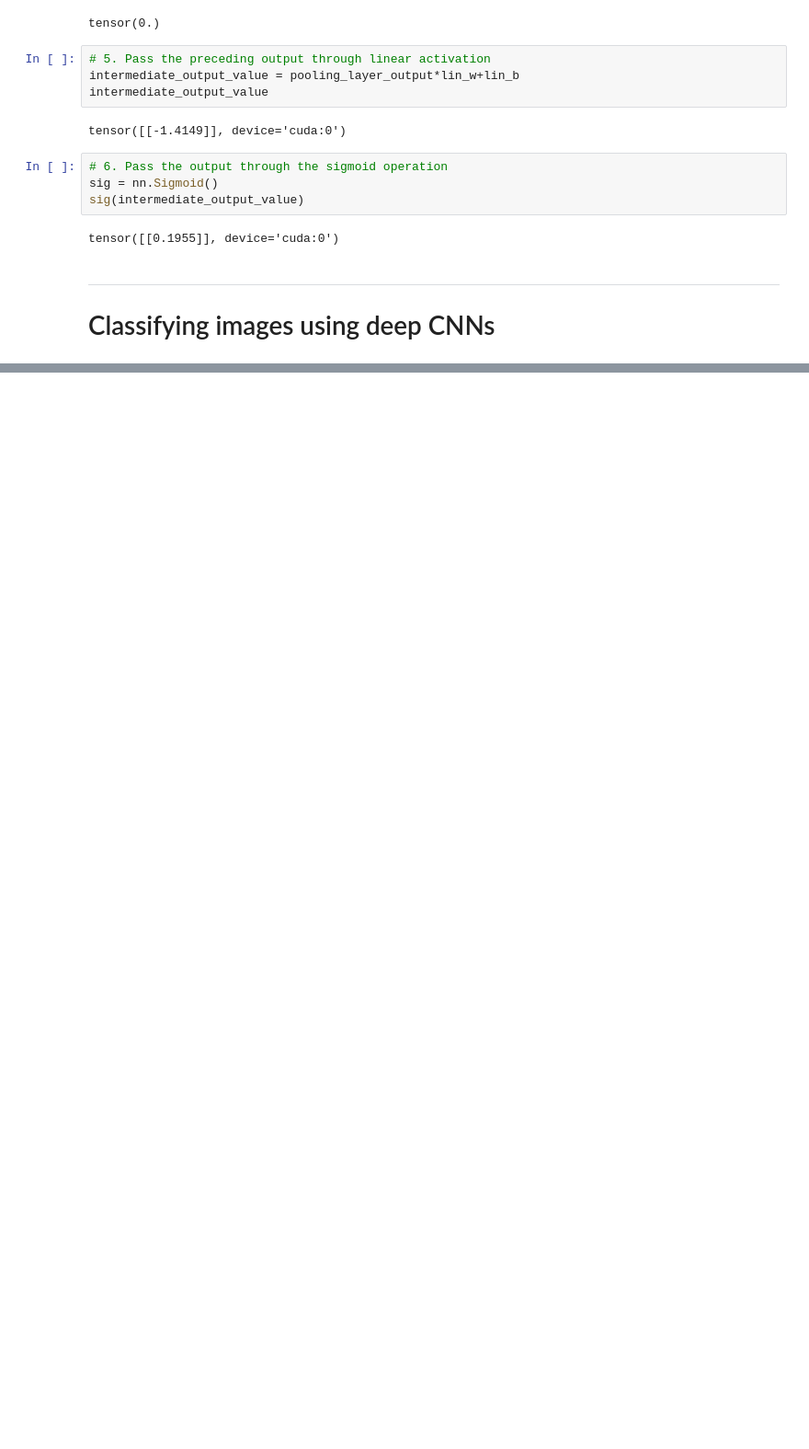
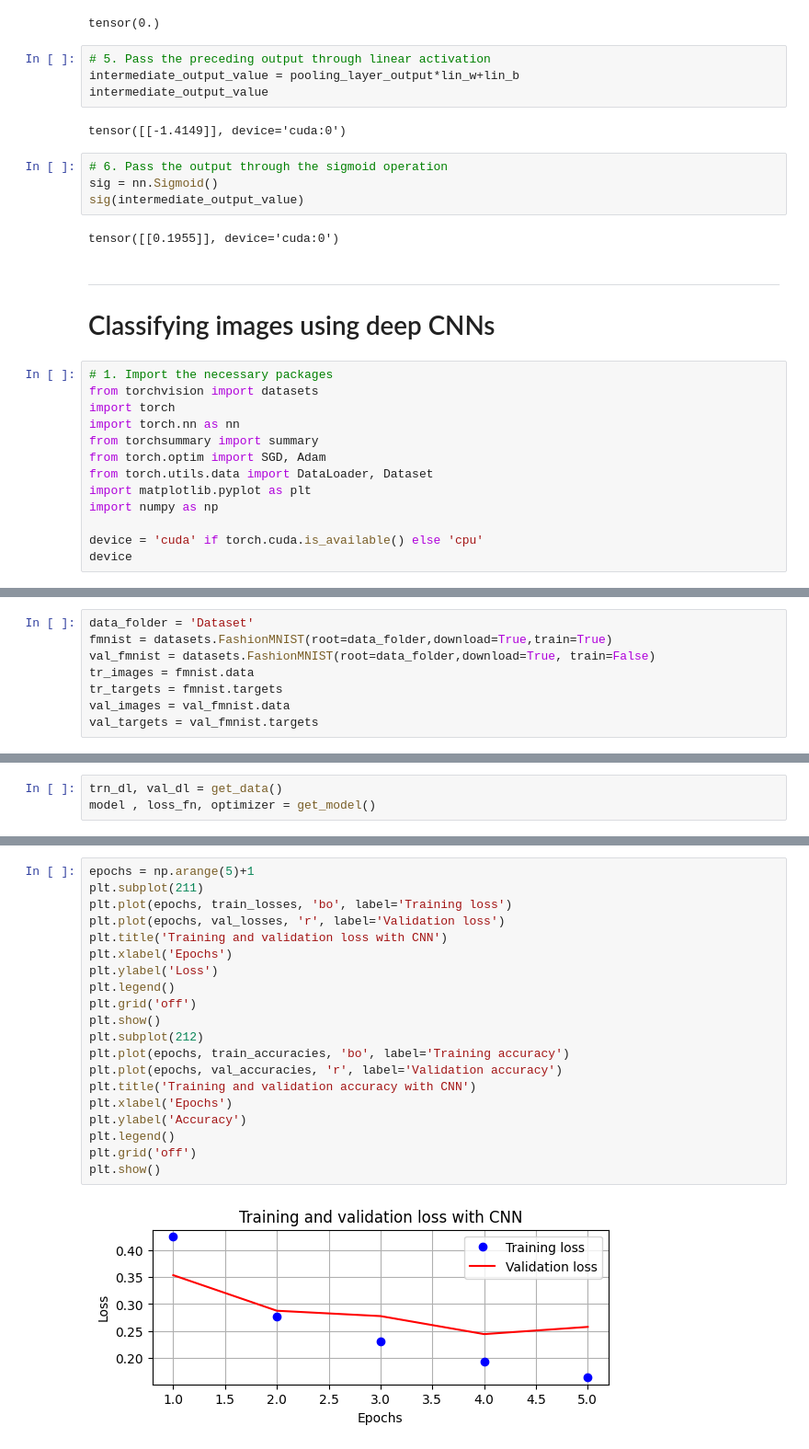
Before and after one commit to Elbhnasy/Modern-Computer-Vision-with-PyTorch-Summary, a Jupyter notebook: Chapter04/ch4.ipynb, the cells around one changed output, grey strips where cells are left out. Shown at 92% size. Cells and saved outputs as stored; diff of their text form; blank space fills up the shorter version.

```diff
--- a/Chapter04/ch4.ipynb
+++ b/Chapter04/ch4.ipynb
@@ -691,3 +691,16 @@ tensor([[0.1955]], device='cuda:0')
 # %% [markdown]
 ---
 # Classifying images using deep CNNs
+# %%
+# 1. Import the necessary packages
+from torchvision import datasets
+import torch
+import torch.nn as nn
+from torchsummary import summary
+from torch.optim import SGD, Adam
+from torch.utils.data import DataLoader, Dataset
+import matplotlib.pyplot as plt
+import numpy as np
+
+device = 'cuda' if torch.cuda.is_available() else 'cpu'
+device
@@ -693,0 +709,8 @@ tensor([[0.1955]], device='cuda:0')
+# %%
+data_folder = 'Dataset'
+fmnist = datasets.FashionMNIST(root=data_folder,download=True,train=True)
+val_fmnist = datasets.FashionMNIST(root=data_folder,download=True, train=False)
+tr_images = fmnist.data
+tr_targets = fmnist.targets
+val_images = val_fmnist.data
+val_targets = val_fmnist.targets
@@ -693,0 +842,3 @@ tensor([[0.1955]], device='cuda:0')
+# %%
+trn_dl, val_dl = get_data()
+model , loss_fn, optimizer = get_model()
@@ -693,0 +879,22 @@ tensor([[0.1955]], device='cuda:0')
+# %%
+epochs = np.arange(5)+1
+plt.subplot(211)
+plt.plot(epochs, train_losses, 'bo', label='Training loss')
+plt.plot(epochs, val_losses, 'r', label='Validation loss')
+plt.title('Training and validation loss with CNN')
+plt.xlabel('Epochs')
+plt.ylabel('Loss')
+plt.legend()
+plt.grid('off')
+plt.show()
+plt.subplot(212)
+plt.plot(epochs, train_accuracies, 'bo', label='Training accuracy')
+plt.plot(epochs, val_accuracies, 'r', label='Validation accuracy')
+plt.title('Training and validation accuracy with CNN')
+plt.xlabel('Epochs')
+plt.ylabel('Accuracy')
+plt.legend()
+plt.grid('off')
+plt.show()
+# %% [output]
+[figure, added]
```
Also changed, not shown: parts of 20 cells of this notebook.
